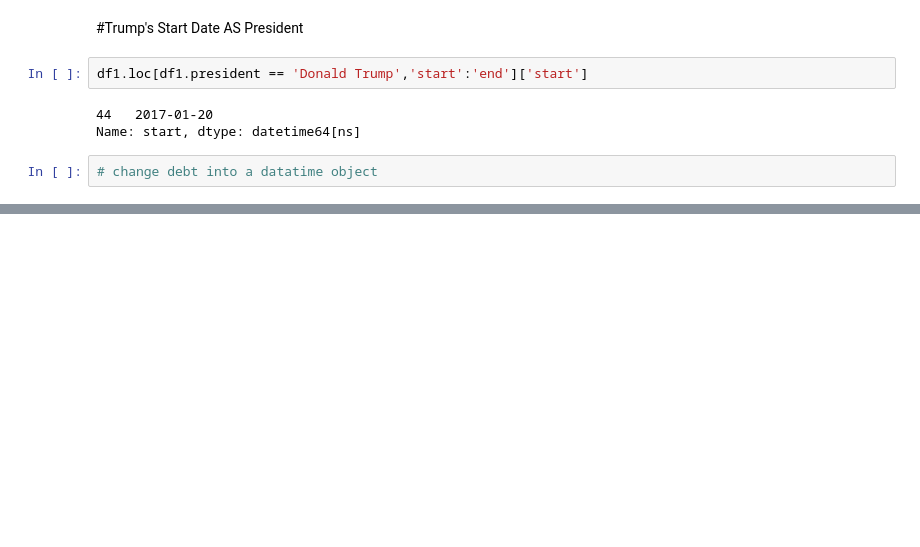
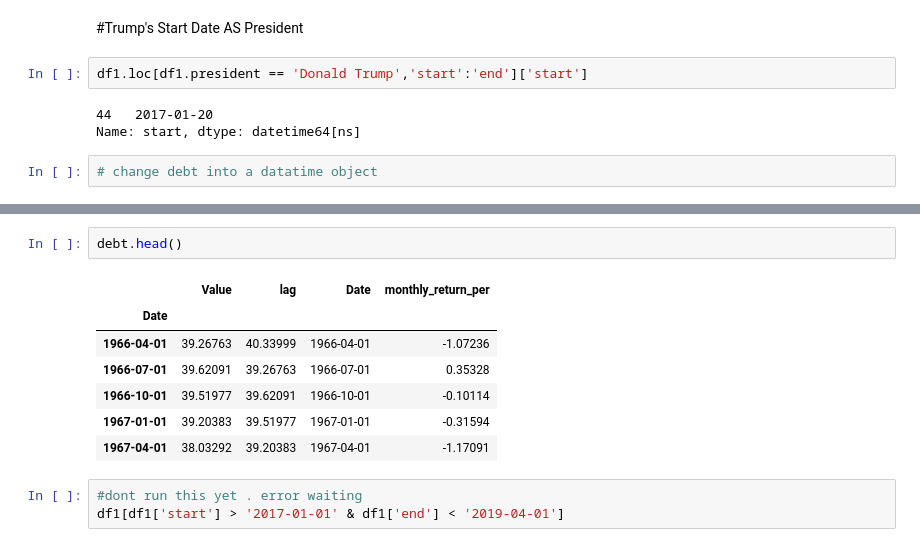
Before and after one commit to Carterbouley/mod_3_project, a Jupyter notebook: Josh Notebook.ipynb, the cells around one changed output, grey strips where cells are left out. Drawn from its saved outputs; the diff is of its cells as text; blank space fills up the shorter version.

```diff
--- a/Josh Notebook.ipynb
+++ b/Josh Notebook.ipynb
@@ -639,0 +676,13 @@ debt[debt['Date'] > '2017-01-01' && debt['Date'] < '2019-04-01']
+# %%
+debt.head()
+# %% [output]
+|  | Value | lag | Date | monthly_return_per |
+| Date |  |  |  |  |
+| 1966-04-01 | 39.26763 | 40.33999 | 1966-04-01 | -1.07236 |
+| 1966-07-01 | 39.62091 | 39.26763 | 1966-07-01 | 0.35328 |
+| 1966-10-01 | 39.51977 | 39.62091 | 1966-10-01 | -0.10114 |
+| 1967-01-01 | 39.20383 | 39.51977 | 1967-01-01 | -0.31594 |
+| 1967-04-01 | 38.03292 | 39.20383 | 1967-04-01 | -1.17091 |
+# %%
+#dont run this yet . error waiting
+df1[df1['start'] > '2017-01-01' & df1['end'] < '2019-04-01']
```
Also changed, not shown: parts of 24 cells of this notebook, 1 other file.
